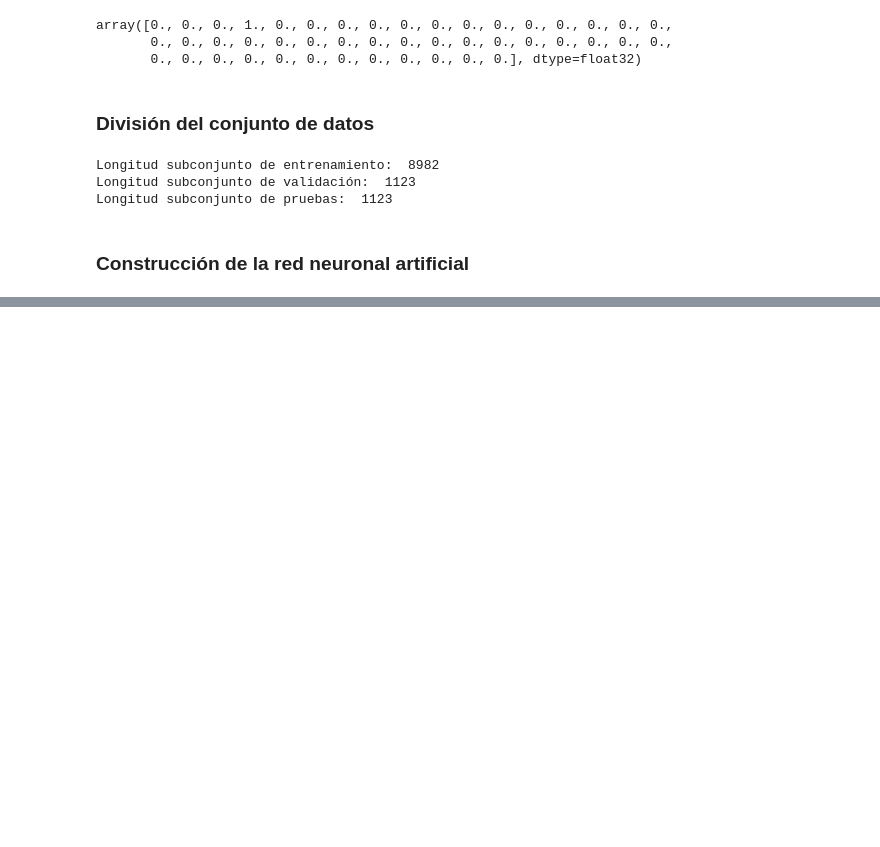
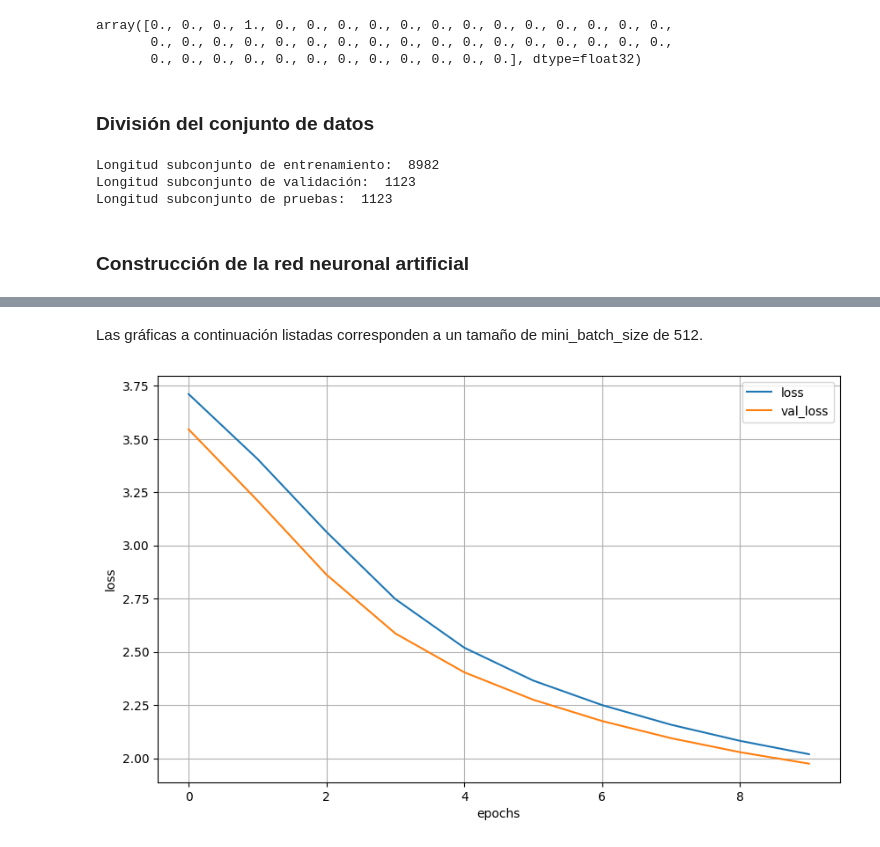
Before and after one commit to LuisPerdomo123/Inteligencia-Computacional, a Jupyter notebook: Funciones_de_Optimizacion_Caso_practivo_I.ipynb, the cells around one changed output, grey strips where cells are left out. Cells and saved outputs as stored; diff of their text form; code cells hidden in the pictures; blank space fills up the shorter version.

```diff
--- a/Funciones_de_Optimizacion_Caso_practivo_I.ipynb
+++ b/Funciones_de_Optimizacion_Caso_practivo_I.ipynb
@@ -137,0 +209,13 @@ model.add()
+# %% [markdown]
+Las gráficas a continuación listadas corresponden a un tamaño de mini_batch_size de 512.
+# %%
+import pandas as pd
+import matplotlib.pyplot as plt
+
+pd.DataFrame(history.history)[['loss', 'val_loss']].plot(figsize=(10, 6))
+plt.grid(True)
+plt.xlabel("epochs")
+plt.ylabel("loss")
+plt.show()
+# %% [output]
+[figure, added]
```
Also changed, not shown: parts of 11 cells of this notebook.
